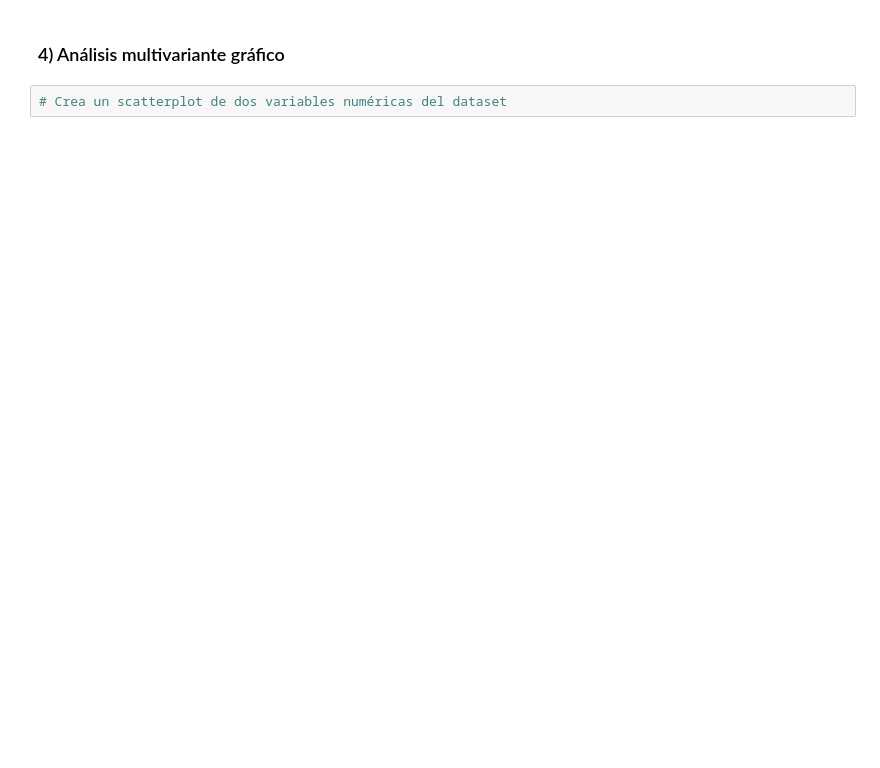
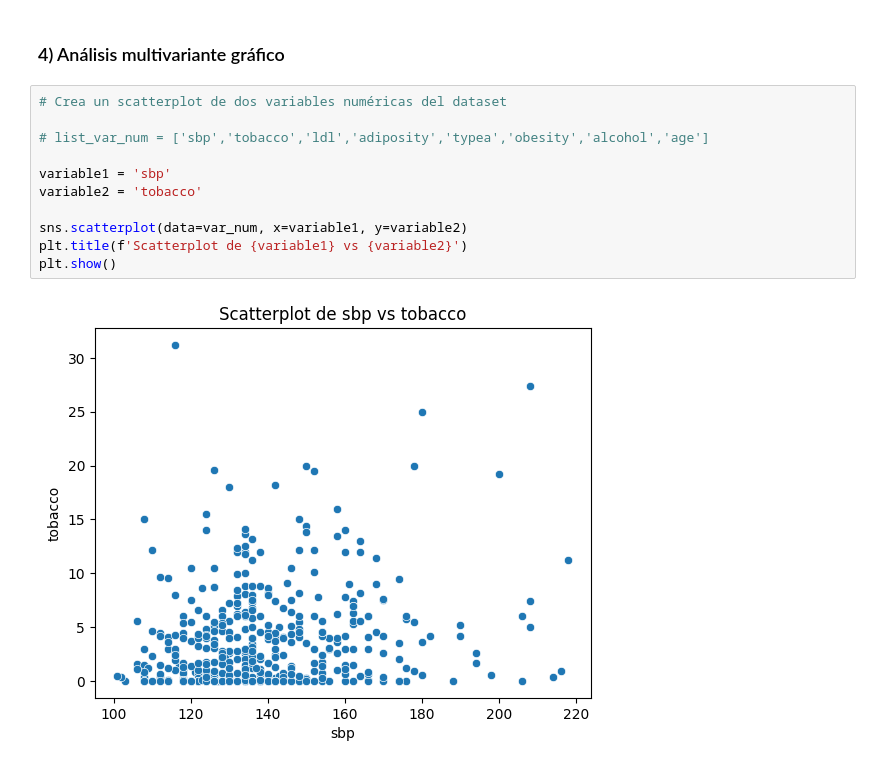
Before and after one commit to samuelcoboscorrea/intro-bio, a Jupyter notebook: P1/Practica1.ipynb, the cells around one changed output. Saved outputs shown, nothing was run; the diff lists cells and outputs as text; blank space fills up the shorter version.

```diff
--- a/P1/Practica1.ipynb
+++ b/P1/Practica1.ipynb
@@ -165,5 +201,16 @@ fig.show()
 ### 4) Análisis multivariante gráfico
 # %%
 # Crea un scatterplot de dos variables numéricas del dataset
+
+# list_var_num = ['sbp','tobacco','ldl','adiposity','typea','obesity','alcohol','age']
+
+variable1 = 'sbp'
+variable2 = 'tobacco'
+
+sns.scatterplot(data=var_num, x=variable1, y=variable2)
+plt.title(f'Scatterplot de {variable1} vs {variable2}')
+plt.show()
+# %% [output]
+[figure, added]
 # %%
 # EXTRA: Crea un bubbleplot de dos o tres variables numéricas y una categórica del dataset
```
Also changed, not shown: parts of 6 cells of this notebook.
